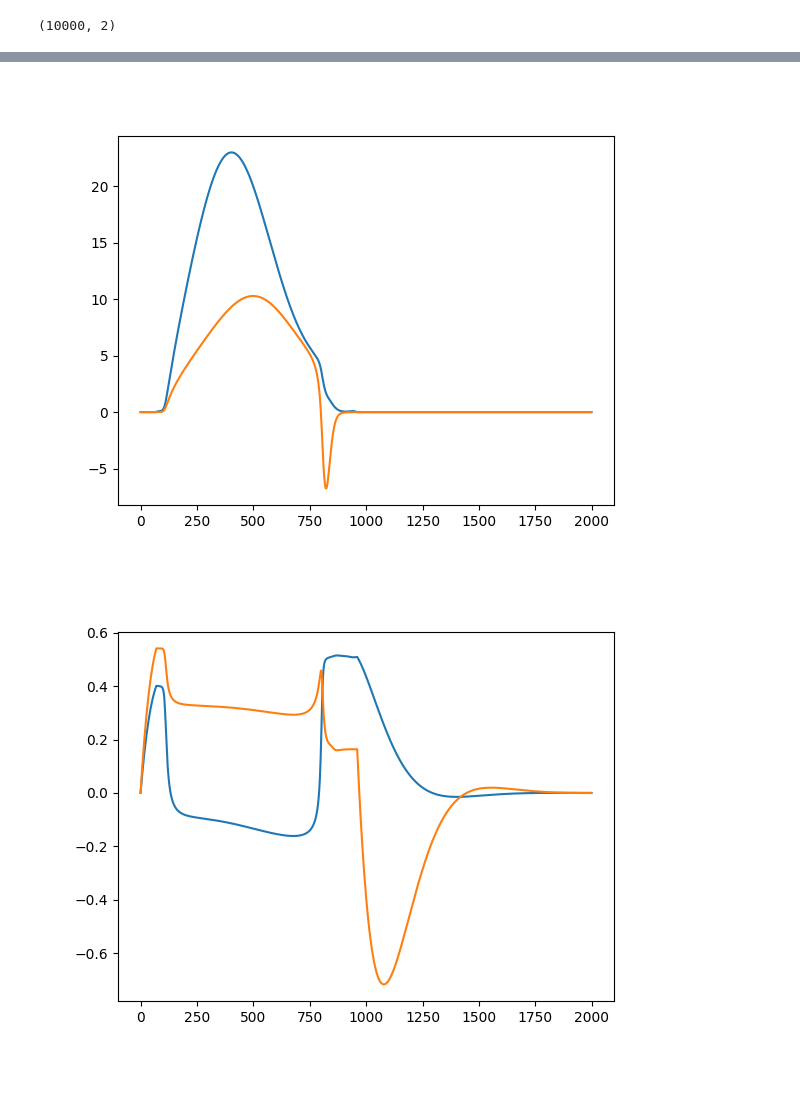
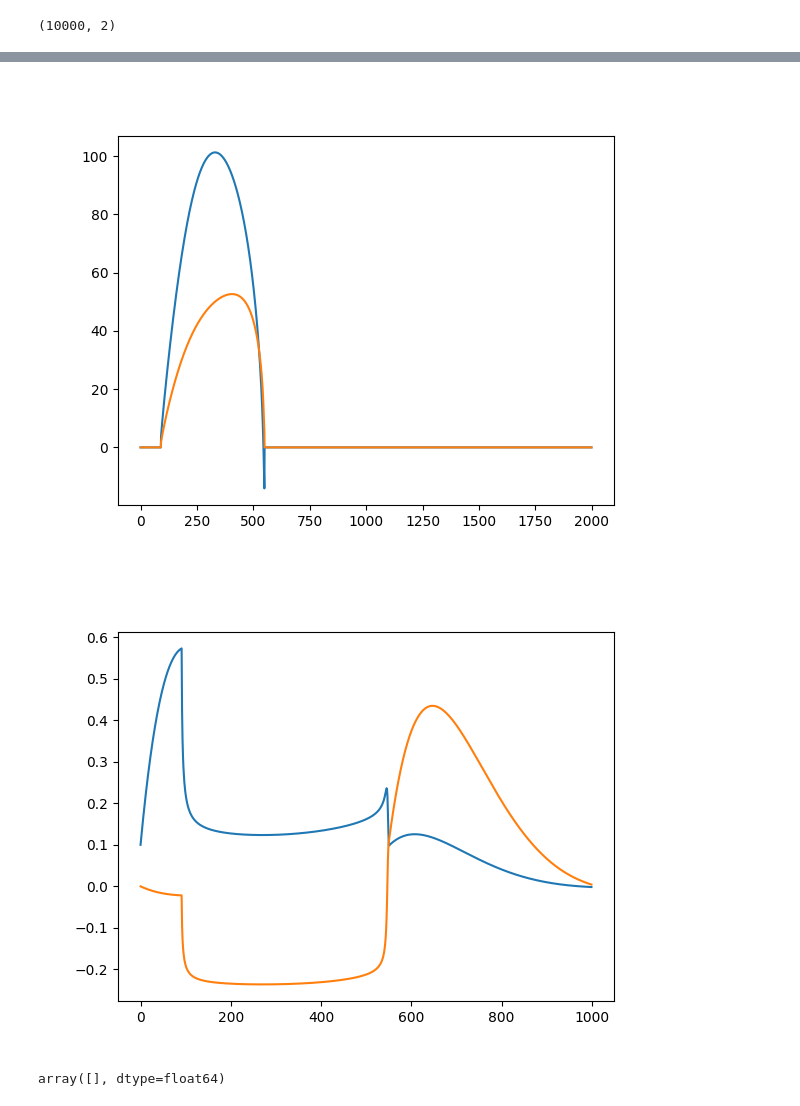
Before and after one commit to Bbosc/GDSOA, a Jupyter notebook: main.ipynb, the cells around one changed output, grey strips where cells are left out. Drawn from its saved outputs; the diff is of its cells as text; code cells hidden in the pictures.

```diff
--- a/main.ipynb
+++ b/main.ipynb
@@ -19,11 +19,12 @@ config_attractor = np.array([1., 0.15])
 
 # Embedding parameters
 # x = torch.tensor([[-0.5], [0.8], [0.]])
-x = np.array([[-0.6], [1.5], [0.]])[np.newaxis, :]
+x = np.array([[-0.6], [1.8], [0.]])[np.newaxis, :]
 
 fk = ForwardKinematic(urdf_file='2_joints_arm.urdf')
 
-e = Embedding(dimension=2, x=x.repeat(1, 0), fk=fk)
+joint_limits = np.array([-2, 2])
+e = Embedding(dimension=2, x=x.repeat(1, 0), fk=fk, limits=joint_limits)
 
 ds = DynamicalSystem(stiffness=K, dissipation=D, attractor=config_attractor, embedding=e, dt=0.01)
 # %%
@@ -112,16 +126,17 @@ plt.plot(range(len(ds.gradient_logger)), grad[:, :, 0])
 plt.plot(range(len(ds.gradient_logger)), grad[:, :, 1])
 plt.show()
 # %% [output]
-[figure, old version]
+[figure, new version]
 # %%
-start = 0
-end = -1
-
-speed =np.stack(ds.speed_logger)[start :end ]
+speed =np.stack(ds.speed_logger)
 plt.figure()
-plt.plot(range(speed.shape[0]), speed[:, 0])
-plt.plot(range(speed.shape[0]), speed[:, 1])
+plt.plot(range(speed[:1000].shape[0]), speed[:1000, 0])
+plt.plot(range(speed[:1000].shape[0]), speed[:1000, 1])
 plt.show()
 # %% [output]
-[figure, old version]
+[figure, new version]
+# %%
+speed[2500:2600, 0]
+# %% [output]
+array([], dtype=float64)
 # %%
```
Also changed, not shown: parts of 14 cells of this notebook, 3 other files.
